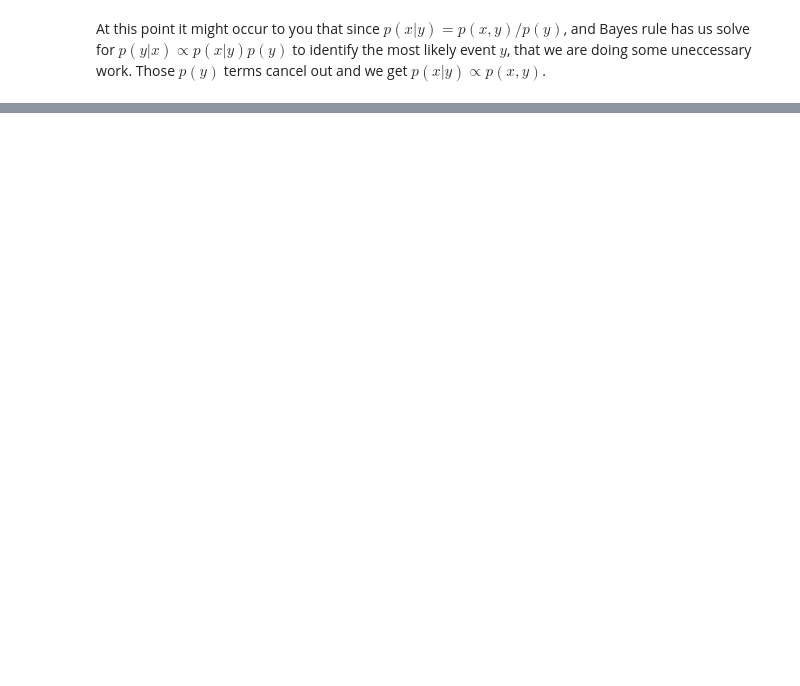
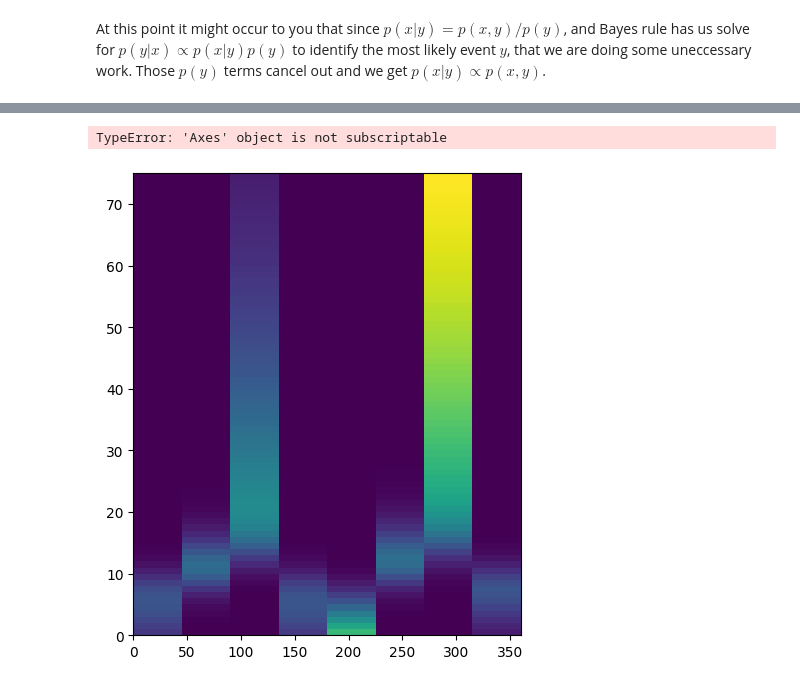
Before and after one commit to dbheadley/DecodingTheBrain, a Jupyter notebook: Week12/notes.ipynb, the cells around one changed output, grey strips where cells are left out. Saved outputs shown, nothing was run; the diff lists cells and outputs as text; code cells hidden in the pictures; blank space fills up the shorter version.

```diff
--- a/Week12/notes.ipynb
+++ b/Week12/notes.ipynb
@@ -294,0 +341,14 @@ At this point it might occur to you that since $p(x|y)=p(x,y)/p(y)$, and Bayes r
+# %%
+# fit a Poisson distribution based on the mean spike counts for each orientation
+p_ygx_pois = p_xy_pois / np.sum(p_xy_pois,axis=1)[:,np.newaxis]
+
+# plot the joint distribution and the Poisson fit
+fig, ax = plt.subplots(figsize=(5,6))
+ax.pcolormesh(x, y, p_ygx_pois)
+fig.colorbar(ax=ax[0], mappable=ax[0].collections[0])
+ax.set_xlabel('Orientation')
+ax.set_ylabel('Spike count')
+ax.set_title('Observed')
+# %% [output]
+TypeError: 'Axes' object is not subscriptable
+[figure, added]
```
Also changed, not shown: parts of 8 cells of this notebook, 1 other file.
